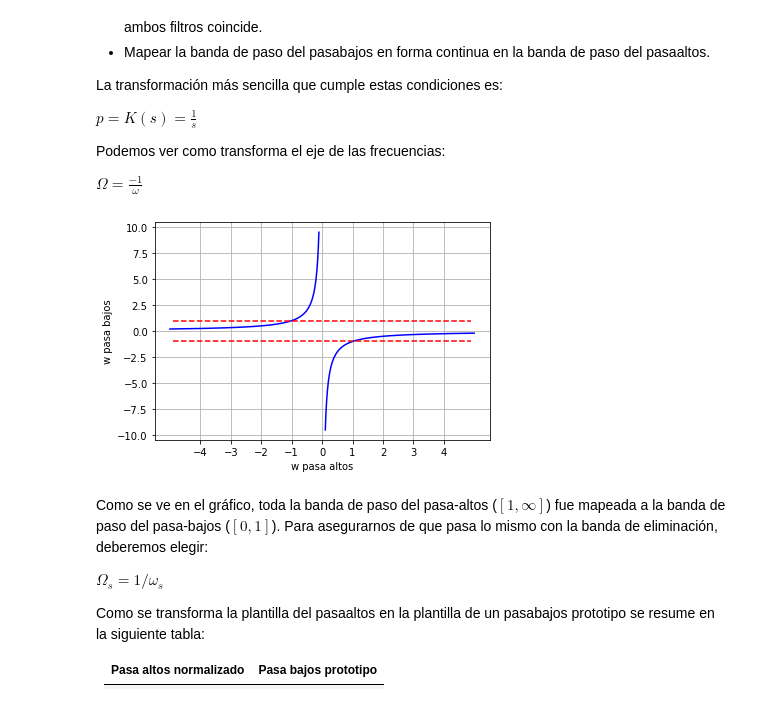
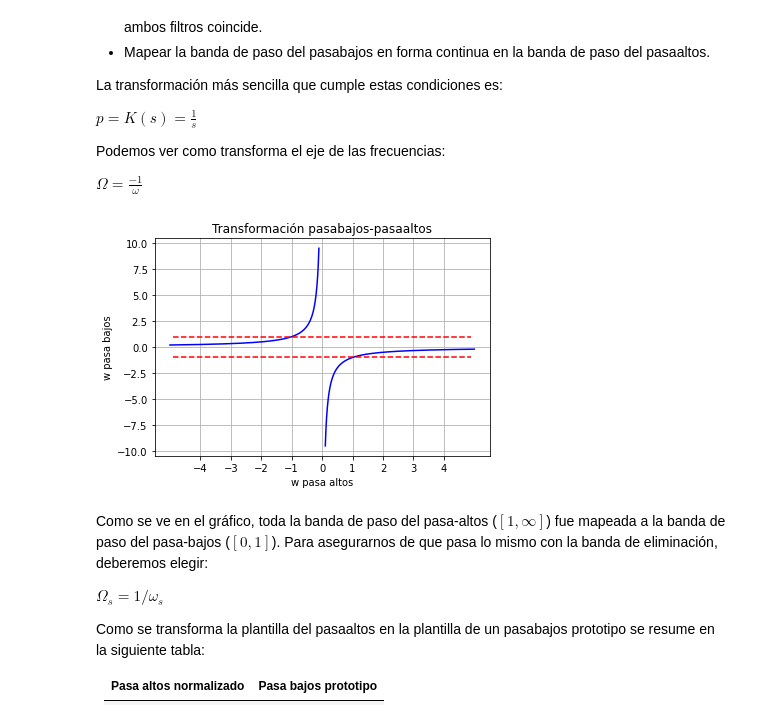
Before and after one commit to agalbachicar/tc2, a Jupyter notebook: notebooks/Transformacion en frecuencia.ipynb, the cells around one changed output. Saved outputs shown, nothing was run; the diff lists cells and outputs as text; code cells hidden in the pictures.

```diff
--- a/notebooks/Transformacion en frecuencia.ipynb
+++ b/notebooks/Transformacion en frecuencia.ipynb
@@ -105,34 +105,35 @@ $\Omega = \frac{-1}{\omega}$
 w_hp = np.linspace(-5, 5, num=1000)
 # Elimino punto cercanos al origen y separo positivos de negativos
 # para evitar que una la asintota con una linea discontinua
 w_hp_1 = w_hp[w_hp > 0.1]
 w_hp_2 = w_hp[w_hp < -0.1]
 w_hp = w_hp_1 + w_hp_2
 
 # Frec pasabajos prototipo
 w_lp_1 = -1 / w_hp_1
 w_lp_2 = -1 / w_hp_2
 # Lineas de referencia
 line_1 = [1] * len(w_hp)
 line_minus_1 = [-1] * len(w_hp)
 
 # Ploteo
 fig, ax = plt.subplots()
 ax.ticklabel_format(useOffset=False)
 ax.set_ylabel('w pasa bajos')
 ax.set_xlabel('w pasa altos')
 ax.grid(True)
 ticks = range(-4, 5)
 ax.set_xticks(ticks)
 title = 'Transformación pasabajos-pasaaltos'
+ax.set_title(title)
 ax.plot(w_hp_1, w_lp_1, '-b')
 ax.plot(w_hp_2, w_lp_2, '-b')
 ax.plot(w_hp, line_1, '--r')
 ax.plot(w_hp, line_minus_1, '--r')
 
 plt.show()
 # %% [output]
-[figure, old version]
+[figure, new version]
 # %% [markdown]
 Como se ve en el gráfico, toda la banda de paso del pasa-altos ($[1, \infty]$) fue mapeada a la banda de paso del pasa-bajos ($[0, 1]$).
 Para asegurarnos de que pasa lo mismo con la banda de eliminación, deberemos elegir:
```
Also changed, not shown: parts of 7 cells of this notebook.
